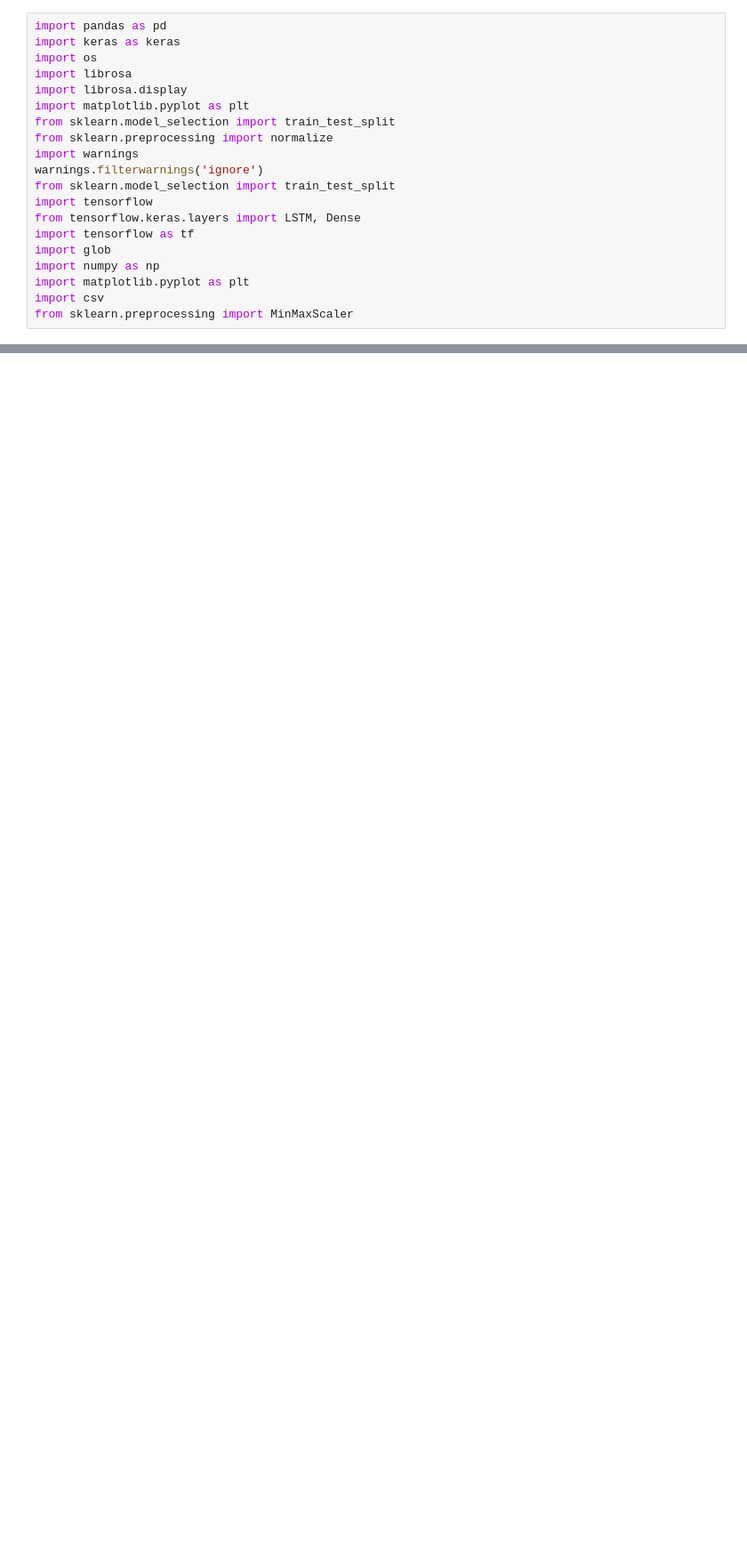
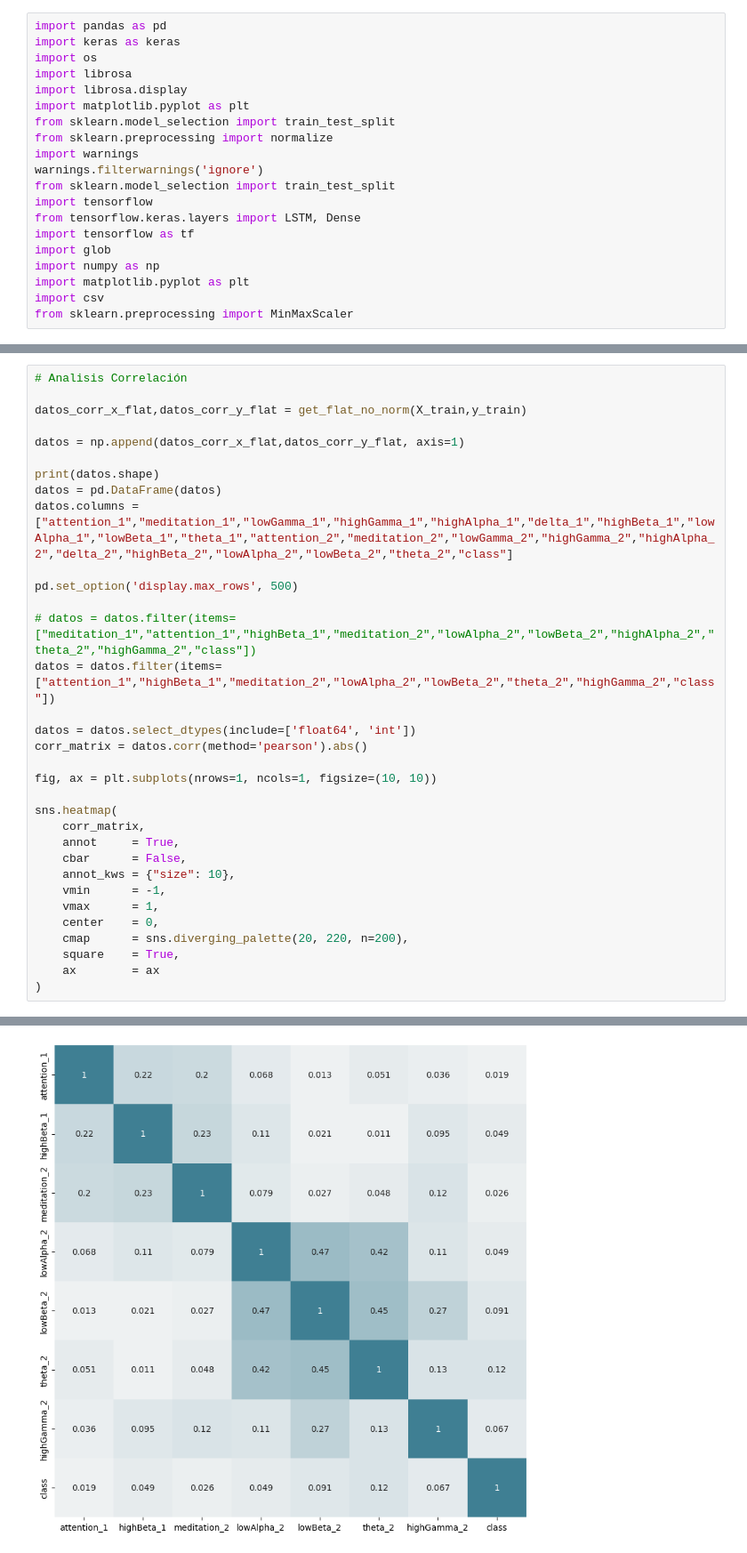
Before and after one commit to javierrca/eegcom, a Jupyter notebook: python/eegcom_train_power.ipynb, the cells around one changed output, grey strips where cells are left out. Shown at 89% size. Cells and saved outputs as stored; diff of their text form; blank space fills up the shorter version.

```diff
--- a/python/eegcom_train_power.ipynb
+++ b/python/eegcom_train_power.ipynb
@@ -716,0 +314,34 @@ show_results(y_test,y_test_pred2)
+# %%
+# Analisis Correlación
+
+datos_corr_x_flat,datos_corr_y_flat = get_flat_no_norm(X_train,y_train)
+
+datos = np.append(datos_corr_x_flat,datos_corr_y_flat, axis=1)
+
+print(datos.shape)
+datos = pd.DataFrame(datos)
+datos.columns = ["attention_1","meditation_1","lowGamma_1","highGamma_1","highAlpha_1","delta_1","highBeta_1","lowAlpha_1","lowBeta_1","theta_1","attention_2","meditation_2","lowGamma_2","highGamma_2","highAlpha_2","delta_2","highBeta_2","lowAlpha_2","lowBeta_2","theta_2","class"]
+
+pd.set_option('display.max_rows', 500)
+
+# datos = datos.filter(items=["meditation_1","attention_1","highBeta_1","meditation_2","lowAlpha_2","lowBeta_2","highAlpha_2","theta_2","highGamma_2","class"])
+datos = datos.filter(items=["attention_1","highBeta_1","meditation_2","lowAlpha_2","lowBeta_2","theta_2","highGamma_2","class"])
+
+datos = datos.select_dtypes(include=['float64', 'int'])
+corr_matrix = datos.corr(method='pearson').abs()
+
+fig, ax = plt.subplots(nrows=1, ncols=1, figsize=(10, 10))
+
+sns.heatmap(
+    corr_matrix,
+    annot     = True,
+    cbar      = False,
+    annot_kws = {"size": 10},
+    vmin      = -1,
+    vmax      = 1,
+    center    = 0,
+    cmap      = sns.diverging_palette(20, 220, n=200),
+    square    = True,
+    ax        = ax
+)
+# %% [output]
@@ -716,0 +350 @@ show_results(y_test,y_test_pred2)
+[figure, added]
```
Also changed, not shown: parts of 48 cells of this notebook, 1 other file.
